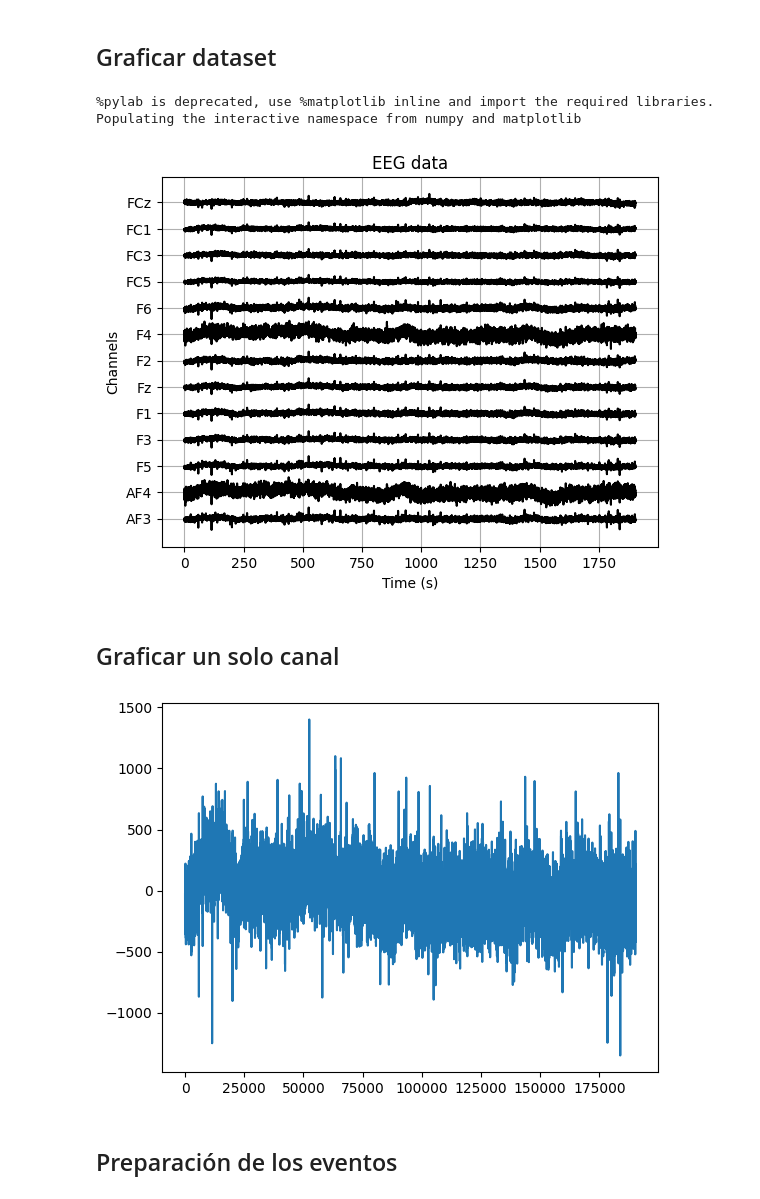
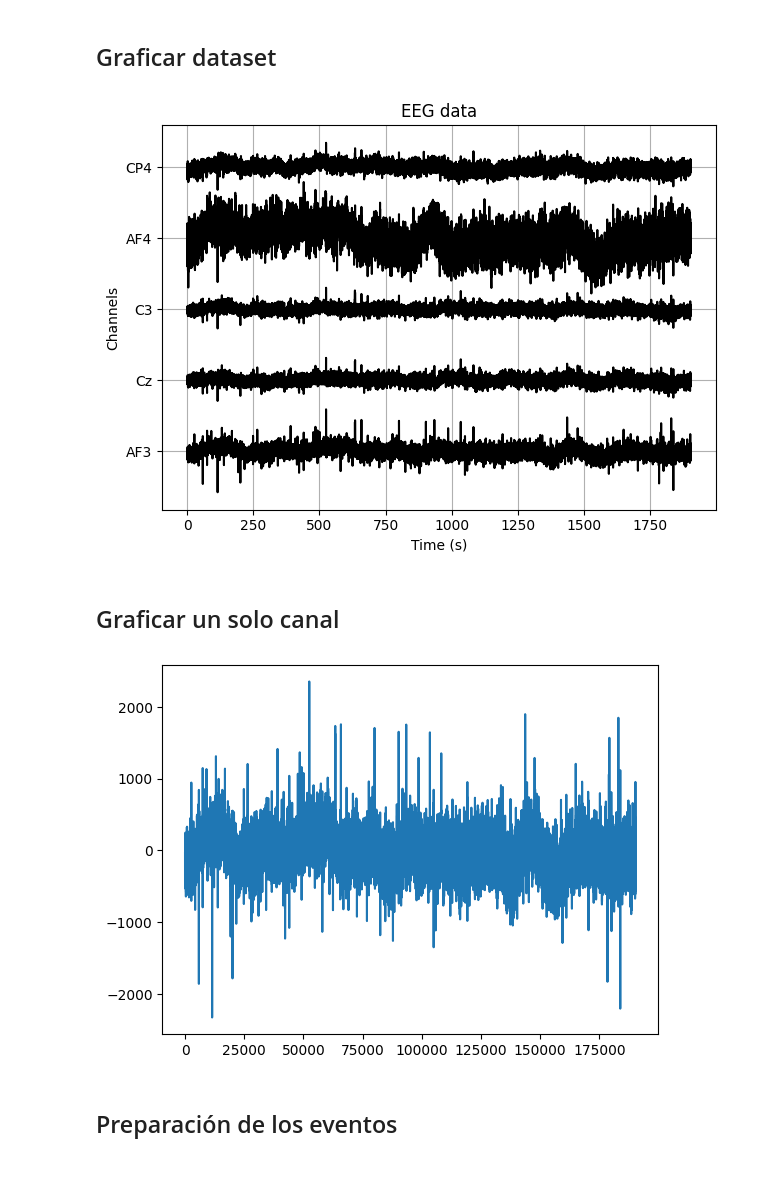
Before and after one commit to OmarAlejandroLinares/Signal-Processing-for-motor-imagery-BCI, a Jupyter notebook: lectura.ipynb, the cells around one changed output. Saved outputs shown, nothing was run; the diff lists cells and outputs as text; code cells hidden in the pictures; blank space fills up the shorter version.

Commit message:
Now you can graph only the electrodes you want

```diff
--- a/lectura.ipynb
+++ b/lectura.ipynb
@@ -62,7 +63,7 @@ Número de clases: 2
 # %%
 from matplotlib.collections import LineCollection
 
-def plot_eeg(EEG, canales=10, vspace=100, color='k', titulo = 'EEG data'):
+def plot_eeg(EEG, chan_ind, vspace=100, color='k', titulo = 'EEG data'):
     '''
     Graficar los datos de EEG, amontonando los canales horizontalmente entre cada uno.
 
@@ -78,39 +79,40 @@ def plot_eeg(EEG, canales=10, vspace=100, color='k', titulo = 'EEG data'):
         Color de las señales de EEG (default negro)
     -------------------------------------------------------
     '''
-    %pylab inline
-    bases = vspace * arange(canales)
-
-    # Añadimos la base a las señales de EEG
-    EEG = EEG[0:canales].T + bases
+    nchans = len(chan_ind)
+    bases = vspace * np.arange(nchans)
 
     # Calcular una línea de tiempo en segundos, sabiendo que la frecuencia de muestreo es de 100 Hz.
-    samplerate = 100
-    time = arange(EEG.shape[0]) / samplerate
+    time = np.arange(EEG.T.shape[0]) / sample_rate
+    chan_label = []
 
-    # Graficar EEG vs tiempo
-    plot(time, EEG, color=color)
+    # Itera sobre los canales
+    for i, ch in enumerate(chan_ind):
+        # Graficar EEG vs tiempo
+        plt.plot(time, EEG[ch].T + bases[i], color=color)
+        chan_label.append(channel_names[ch])
+        # plt.legend()
+
+    # # El eje y son las ubicaciones de los electrodos. Basado en el sistema internacional 10-20.
+    plt.gca().yaxis.set_ticks(bases)
+    plt.gca().yaxis.set_ticklabels(chan_label)
 
     # Agregar grid a la gráfica
-    grid()
+    plt.grid()
 
     # Etiquetar los ejes
-    xlabel('Time (s)')
-    ylabel('Channels')
-
-    # El eje y son las ubicaciones de los electrodos. Basado en el sistema internacional 10-20.
-    gca().yaxis.set_ticks(bases)
-    gca().yaxis.set_ticklabels(channel_names[0:canales])
+    plt.xlabel('Time (s)')
+    plt.ylabel('Channels')
 
     # Agregar un título a la figura
-    title(titulo)
+    plt.title(titulo)
+
+    plt.tight_layout()
 # %%
 # Graficando el dataset
-plot_eeg(EEG,13,5500,'k')
+plot_eeg(EEG,[channel_names.index(ch) for ch in ['AF3','Cz','C3','AF4','CP4']],4000,'k')
 # %% [output]
-%pylab is deprecated, use %matplotlib inline and import the required libraries.
-Populating the interactive namespace from numpy and matplotlib
-[figure, old version]
+[figure, new version]
 # %% [markdown]
 ## Graficar un solo canal
 # %%
@@ -122,9 +124,9 @@ def graficar(x,a,inicio=0,final=-1):
         plt.plot(range(inicio,final),x[a][inicio:final])
 # %%
 # Probando función
-graficar(EEG,9)
+graficar(EEG,0)
 # %% [output]
-[figure, old version]
+[figure, new version]
 # %% [markdown]
 ## Preparación de los eventos
 # %%
```
Also changed, not shown: parts of 2 cells of this notebook.
